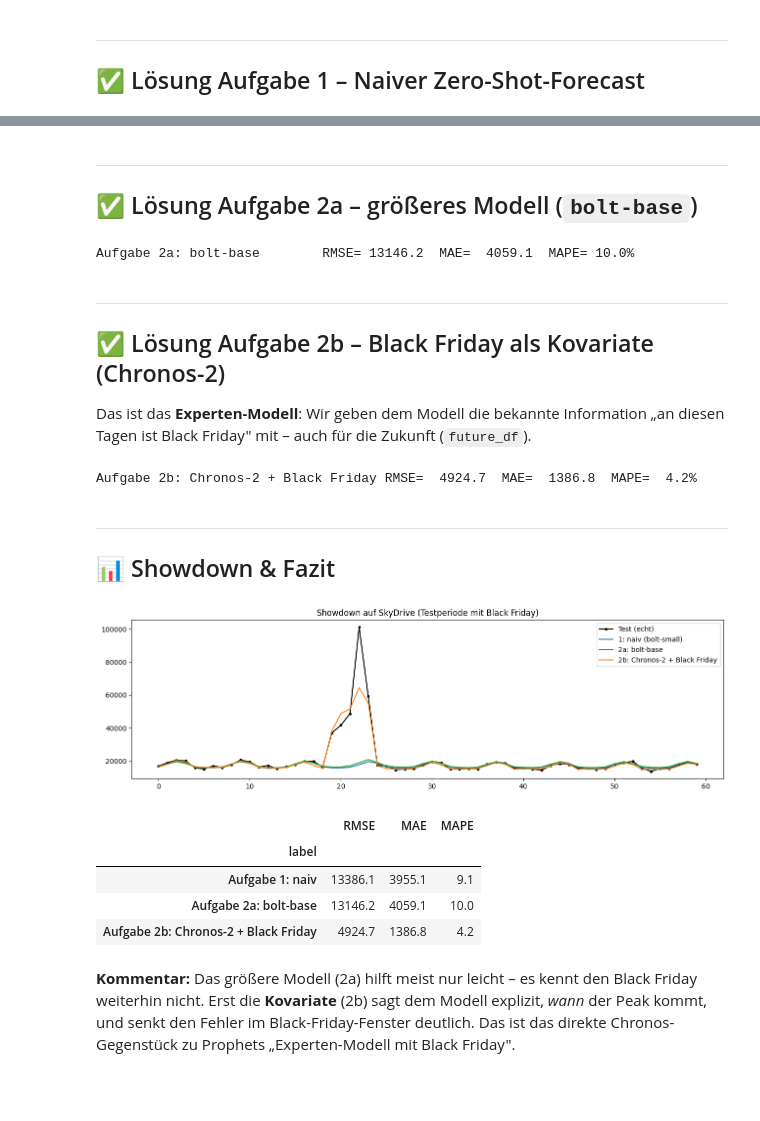
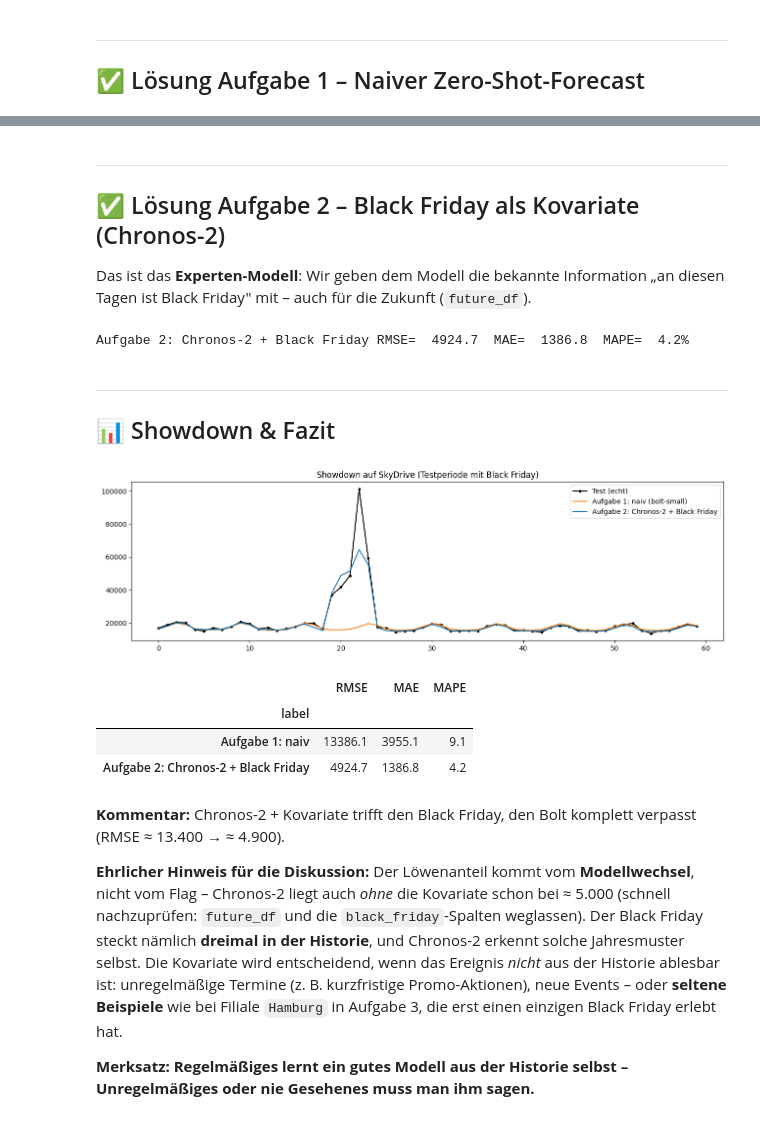
Before and after one commit to KaiSteffen/Business-Prognosis, a Jupyter notebook: chronos/notebooks/3_chronos_handson_solution.ipynb, the cells around one changed output, grey strips where cells are left out. Saved outputs shown, nothing was run; the diff lists cells and outputs as text; code cells hidden in the pictures; blank space fills up the shorter version.

Commit message:
Chronos-Notebooks Demo, Handson und Loesung aktualisiert.
Alle drei Jupyter-Notebooks fuer GitHub synchronisiert.

Co-authored-by: Cursor <cursoragent@cursor.com>

```diff
--- a/chronos/notebooks/3_chronos_handson_solution.ipynb
+++ b/chronos/notebooks/3_chronos_handson_solution.ipynb
@@ -115,19 +141,6 @@ Aufgabe 1: naiv              RMSE= 13386.1  MAE=  3955.1  MAPE=  9.1%
-# %% [markdown]
----
-## ✅ Lösung Aufgabe 2a – größeres Modell (`bolt-base`)
-# %%
-pipe_b = BaseChronosPipeline.from_pretrained('amazon/chronos-bolt-base', device_map='cpu')
-q, _ = pipe_b.predict_quantiles(
-    inputs=torch.tensor(y_train, dtype=torch.float32),
-    prediction_length=H, quantile_levels=[0.1, 0.5, 0.9],
-)
-median_2a = q[0, :, 1].numpy()
-m2a = print_metrics(y_test, median_2a, 'Aufgabe 2a: bolt-base')
-# %% [output]
-Aufgabe 2a: bolt-base        RMSE= 13146.2  MAE=  4059.1  MAPE= 10.0%
 # %% [markdown]
 ---
-## ✅ Lösung Aufgabe 2b – Black Friday als Kovariate (Chronos-2)
+## ✅ Lösung Aufgabe 2 – Black Friday als Kovariate (Chronos-2)
 
 Das ist das **Experten-Modell**: Wir geben dem Modell die bekannte Information „an diesen Tagen ist Black Friday" mit – auch für die Zukunft (`future_df`).
 # %%
@@ -152,30 +165,32 @@ pred_df = pipe2.predict_df(
     quantile_levels=[0.1, 0.5, 0.9],
     id_column='id', timestamp_column='timestamp', target='target',
 )
-median_2b = pred_df['0.5'].to_numpy()
-m2b = print_metrics(y_test, median_2b, 'Aufgabe 2b: Chronos-2 + Black Friday')
+lo2, median2, hi2 = (pred_df[q].to_numpy() for q in ['0.1', '0.5', '0.9'])
+m2 = print_metrics(y_test, median2, 'Aufgabe 2: Chronos-2 + Black Friday')
 # %% [output]
-Aufgabe 2b: Chronos-2 + Black Friday RMSE=  4924.7  MAE=  1386.8  MAPE=  4.2%
+Aufgabe 2: Chronos-2 + Black Friday RMSE=  4924.7  MAE=  1386.8  MAPE=  4.2%
 # %% [markdown]
 ---
 ## 📊 Showdown & Fazit
 # %%
 xf = np.arange(H)
 plt.figure(figsize=(13, 4))
 plt.plot(xf, y_test, color='black', marker='.', label='Test (echt)')
-plt.plot(xf, median1,   color='C0', label='1: naiv (bolt-small)')
-plt.plot(xf, median_2a, color='C2', label='2a: bolt-base')
-plt.plot(xf, median_2b, color='C1', label='2b: Chronos-2 + Black Friday')
+plt.plot(xf, median1, color='C1', label='Aufgabe 1: naiv (bolt-small)')
+plt.plot(xf, median2, color='C0', label='Aufgabe 2: Chronos-2 + Black Friday')
 plt.title('Showdown auf SkyDrive (Testperiode mit Black Friday)')
 plt.legend(); plt.tight_layout(); plt.show()
 
-pd.DataFrame([m1, m2a, m2b]).set_index('label').round(1)
+pd.DataFrame([m1, m2]).set_index('label').round(1)
 # %% [output]
-[figure, old version]
+[figure, new version]
 |  | RMSE | MAE | MAPE |
 | label |  |  |  |
 | Aufgabe 1: naiv | 13386.1 | 3955.1 | 9.1 |
-| Aufgabe 2a: bolt-base | 13146.2 | 4059.1 | 10.0 |
-| Aufgabe 2b: Chronos-2 + Black Friday | 4924.7 | 1386.8 | 4.2 |
+| Aufgabe 2: Chronos-2 + Black Friday | 4924.7 | 1386.8 | 4.2 |
-# %% [markdown]
-**Kommentar:** Das größere Modell (2a) hilft meist nur leicht – es kennt den Black Friday weiterhin nicht. Erst die **Kovariate** (2b) sagt dem Modell explizit, *wann* der Peak kommt, und senkt den Fehler im Black-Friday-Fenster deutlich. Das ist das direkte Chronos-Gegenstück zu Prophets „Experten-Modell mit Black Friday".
+# %% [markdown]
+**Kommentar:** Chronos-2 + Kovariate trifft den Black Friday, den Bolt komplett verpasst (RMSE ≈ 13.400 → ≈ 4.900).
+
+**Ehrlicher Hinweis für die Diskussion:** Der Löwenanteil kommt vom **Modellwechsel**, nicht vom Flag – Chronos-2 liegt auch *ohne* die Kovariate schon bei ≈ 5.000 (schnell nachzuprüfen: `future_df` und die `black_friday`-Spalten weglassen). Der Black Friday steckt nämlich **dreimal in der Historie**, und Chronos-2 erkennt solche Jahresmuster selbst. Die Kovariate wird entscheidend, wenn das Ereignis *nicht* aus der Historie ablesbar ist: unregelmäßige Termine (z. B. kurzfristige Promo-Aktionen), neue Events – oder **seltene Beispiele** wie bei Filiale `Hamburg` in Aufgabe 3, die erst einen einzigen Black Friday erlebt hat.
+
+**Merksatz: Regelmäßiges lernt ein gutes Modell aus der Historie selbst – Unregelmäßiges oder nie Gesehenes muss man ihm sagen.**
```
Also changed, not shown: parts of 14 cells of this notebook, 2 other files.
